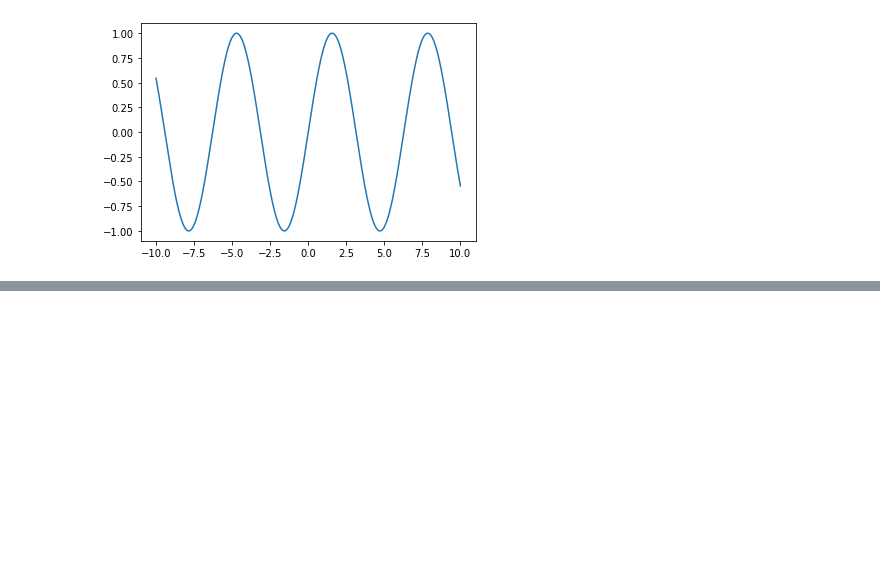
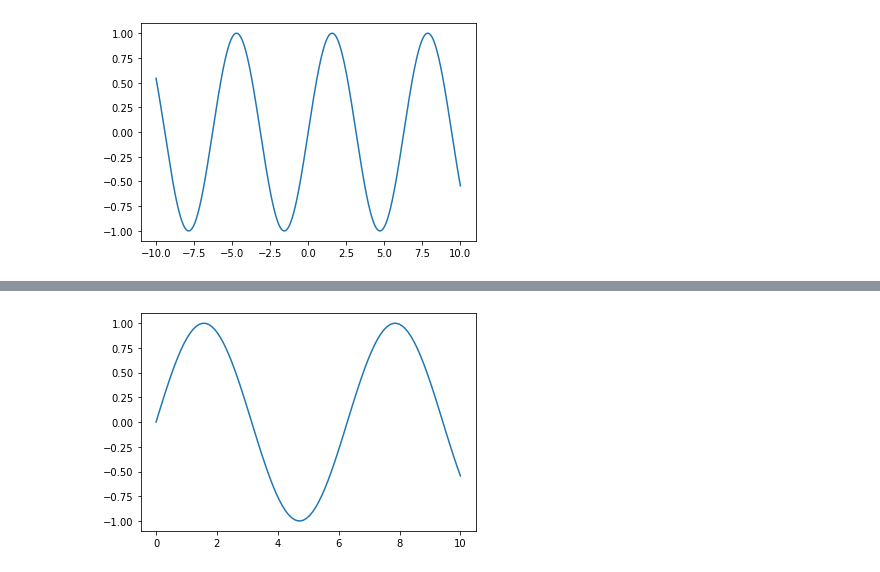
Before and after one commit to Y65NG/Python, a Jupyter notebook: test.ipynb, the cells around one changed output, grey strips where cells are left out. Cells and saved outputs as stored; diff of their text form; code cells hidden in the pictures; blank space fills up the shorter version.

```diff
--- a/test.ipynb
+++ b/test.ipynb
@@ -177,0 +200,10 @@ plt.plot(xs, ys)
+# %%
+import sympy as sp
+
+x = sp.symbols('x')
+f = sp.lambdify(x, sp.sin(x))
+xs = np.linspace(0, 10, 100)
+ys = f(xs)
+plt.plot(xs, ys)
+plt.show()
+# %% [output]
@@ -177,0 +213 @@ plt.plot(xs, ys)
+[figure, added]
```
Also changed, not shown: parts of 5 cells of this notebook, 27 other files.
